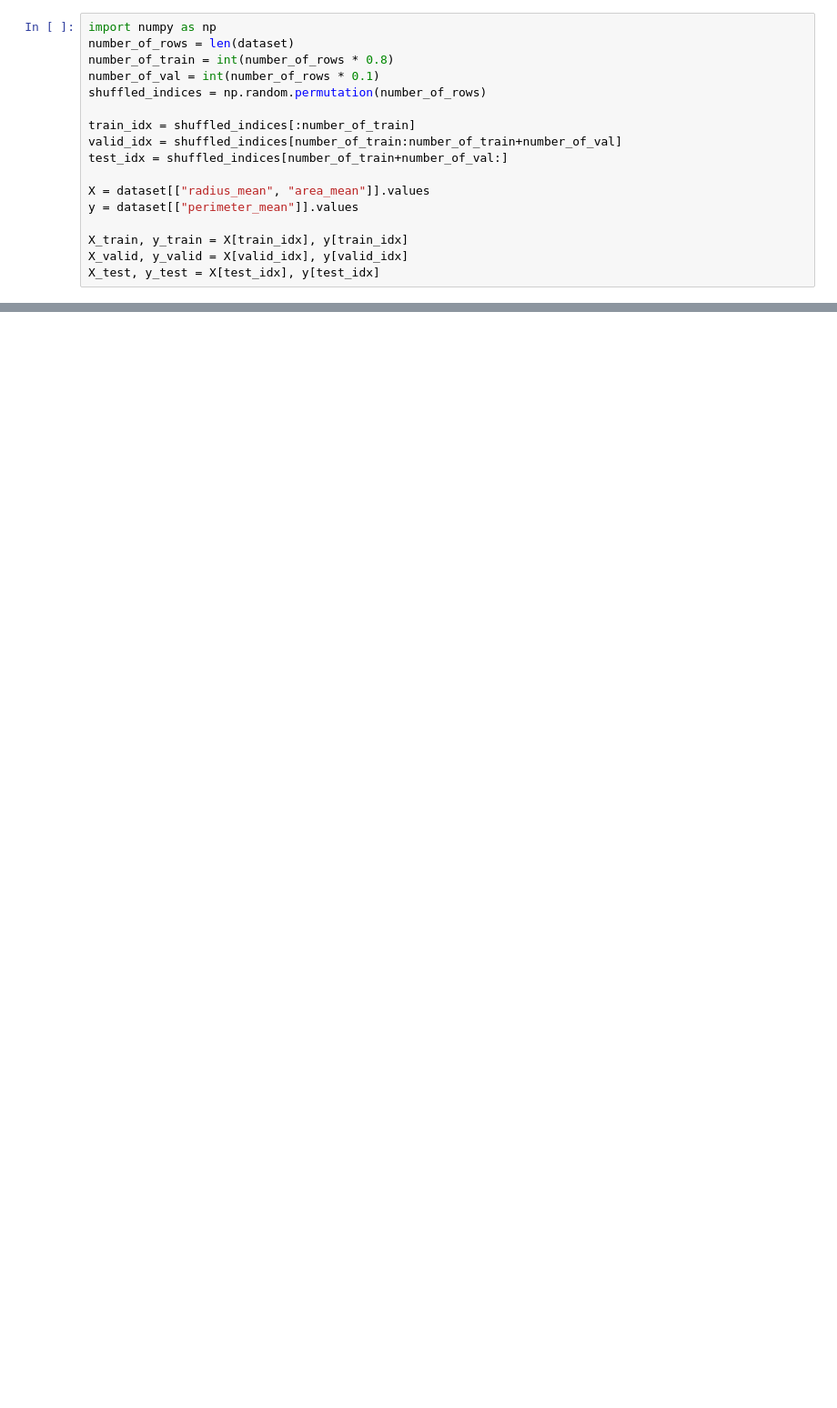
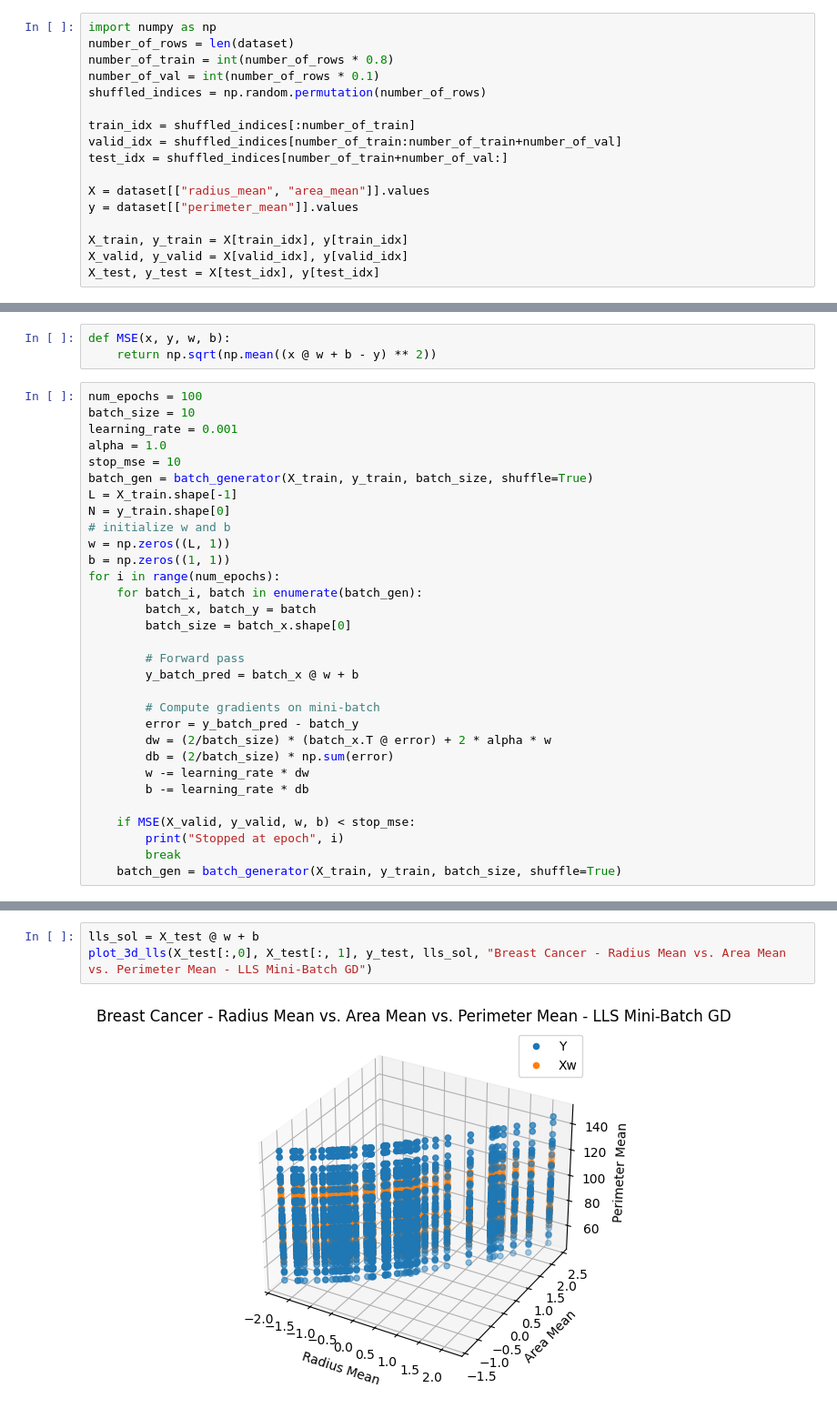
Before and after one commit to AmitosForever/Deep-Learning-Course, a Jupyter notebook: HW0/ece046211_hw0_machine_learning_recap_students.ipynb, the cells around one changed output, grey strips where cells are left out. Shown at 91% size. Saved outputs shown, nothing was run; the diff lists cells and outputs as text; blank space fills up the shorter version.

```diff
--- a/HW0/ece046211_hw0_machine_learning_recap_students.ipynb
+++ b/HW0/ece046211_hw0_machine_learning_recap_students.ipynb
@@ -1092,3 +1093,37 @@ scaler = StandardScaler().fit(X_train)
 X_train = scaler.transform(X_train)
 X_valid = scaler.transform(X_valid)
 X_test = scaler.transform(X_test)
+# %%
+def MSE(x, y, w, b):
+    return np.sqrt(np.mean((x @ w + b - y) ** 2))
+# %%
+num_epochs = 100
+batch_size = 10
+learning_rate = 0.001
+alpha = 1.0
+stop_mse = 10
+batch_gen = batch_generator(X_train, y_train, batch_size, shuffle=True)
+L = X_train.shape[-1]
+N = y_train.shape[0]
+# initialize w and b
+w = np.zeros((L, 1))
+b = np.zeros((1, 1))
+for i in range(num_epochs):
+    for batch_i, batch in enumerate(batch_gen):
+        batch_x, batch_y = batch
+        batch_size = batch_x.shape[0]
+
+        # Forward pass
+        y_batch_pred = batch_x @ w + b
+
+        # Compute gradients on mini-batch
+        error = y_batch_pred - batch_y
+        dw = (2/batch_size) * (batch_x.T @ error) + 2 * alpha * w
+        db = (2/batch_size) * np.sum(error)
+        w -= learning_rate * dw
+        b -= learning_rate * db
+
+    if MSE(X_valid, y_valid, w, b) < stop_mse:
+        print("Stopped at epoch", i)
+        break
+    batch_gen = batch_generator(X_train, y_train, batch_size, shuffle=True)
@@ -1094,0 +1143,5 @@ X_test = scaler.transform(X_test)
+# %%
+lls_sol = X_test @ w + b
+plot_3d_lls(X_test[:,0], X_test[:, 1], y_test, lls_sol, "Breast Cancer - Radius Mean vs. Area Mean vs. Perimeter Mean - LLS Mini-Batch GD")
+# %% [output]
+[figure, added]
```
Also changed, not shown: parts of 16 cells of this notebook.
